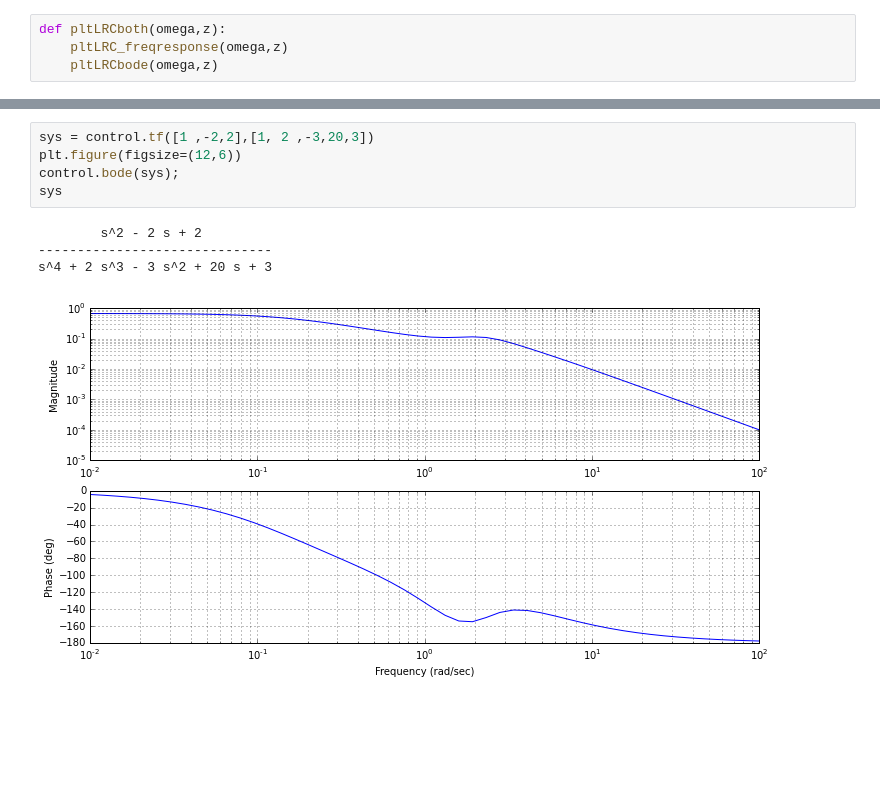
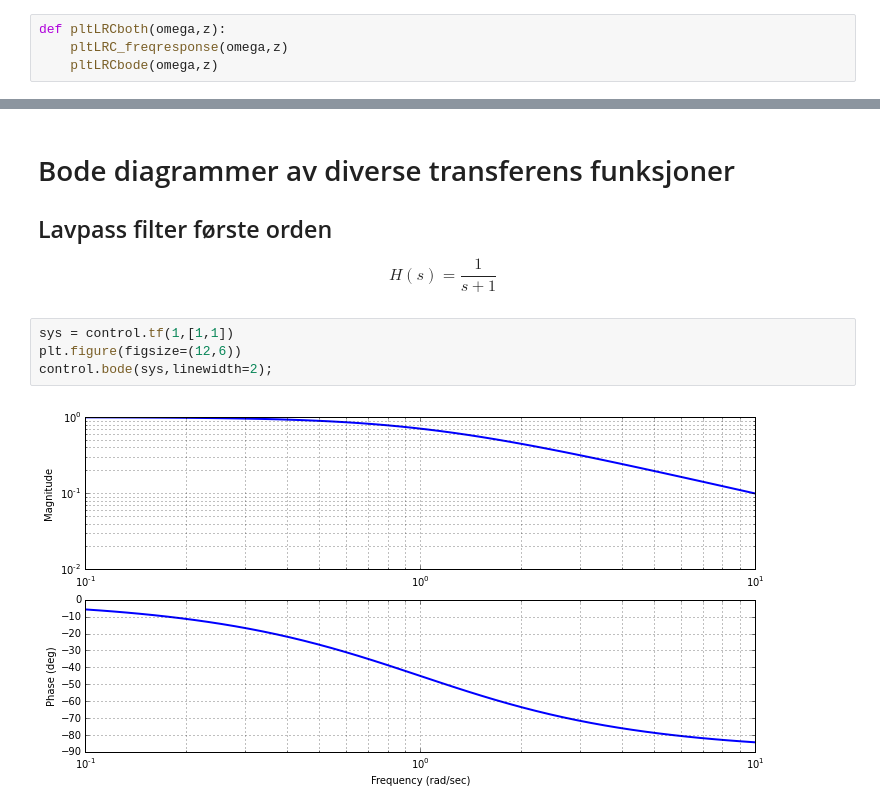
Before and after one commit to aalcocer/linear-systems, a Jupyter notebook: Electrisk krets - Laplacetransformasjonen og Bode diagrammer.ipynb, the cells around one changed output, grey strips where cells are left out. Drawn from its saved outputs; the diff is of its cells as text; blank space fills up the shorter version.

```diff
--- a/Electrisk krets - Laplacetransformasjonen og Bode diagrammer.ipynb
+++ b/Electrisk krets - Laplacetransformasjonen og Bode diagrammer.ipynb
@@ -139,10 +135,11 @@ ipywidgets.interact(pltLRCboth, omega=womega, z=wz);
+# %% [markdown]
+# Bode diagrammer av diverse transferens funksjoner
+
+ ## Lavpass filter første orden
+ $$H(s)=\frac{1}{s+1}$$
 # %%
-sys = control.tf([1 ,-2,2],[1, 2 ,-3,20,3])
+sys = control.tf(1,[1,1])
 plt.figure(figsize=(12,6))
-control.bode(sys);
-sys
+control.bode(sys,linewidth=2);
 # %% [output]
-        s^2 - 2 s + 2
-------------------------------
-s^4 + 2 s^3 - 3 s^2 + 20 s + 3
-[figure, old version]
+[figure, new version]
```
Also changed, not shown: parts of 13 cells of this notebook.
